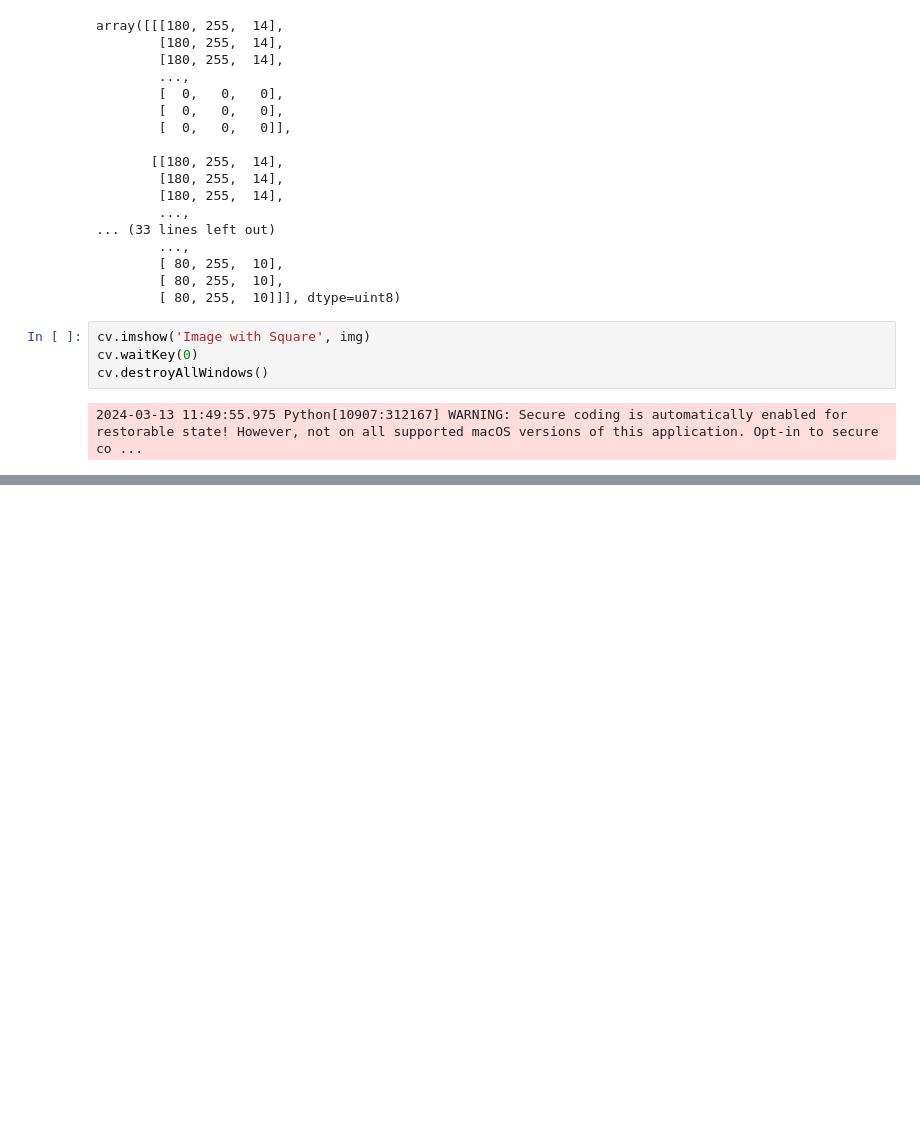
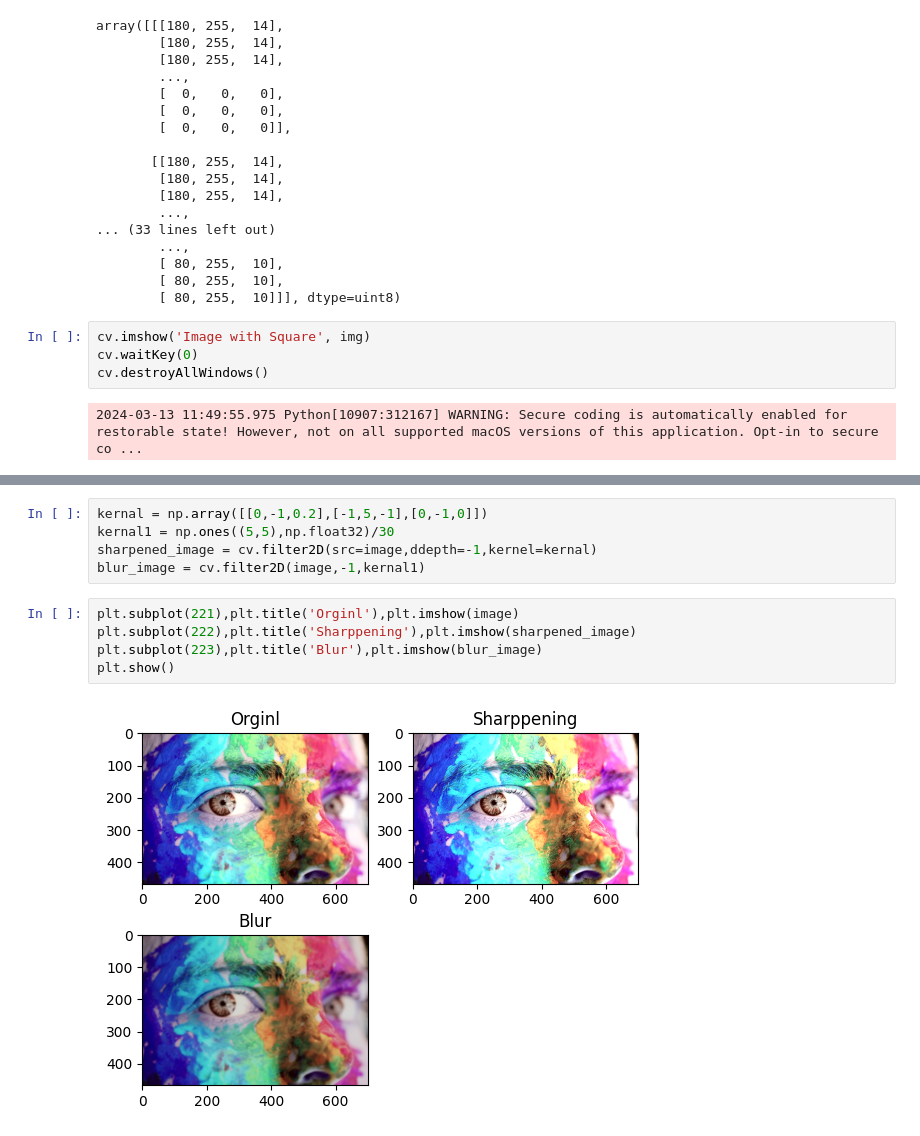
Before and after one commit to aaronjoju07/Advance_Python, a Jupyter notebook: ImageProcessing/pillow/openCV/index.ipynb, the cells around one changed output, grey strips where cells are left out. Saved outputs shown, nothing was run; the diff lists cells and outputs as text; blank space fills up the shorter version.

```diff
--- a/ImageProcessing/pillow/openCV/index.ipynb
+++ b/ImageProcessing/pillow/openCV/index.ipynb
@@ -163,0 +186,12 @@ cv.destroyAllWindows()
+# %%
+kernal = np.array([[0,-1,0.2],[-1,5,-1],[0,-1,0]])
+kernal1 = np.ones((5,5),np.float32)/30
+sharpened_image = cv.filter2D(src=image,ddepth=-1,kernel=kernal)
+blur_image = cv.filter2D(image,-1,kernal1)
+# %%
+plt.subplot(221),plt.title('Orginl'),plt.imshow(image)
+plt.subplot(222),plt.title('Sharppening'),plt.imshow(sharpened_image)
+plt.subplot(223),plt.title('Blur'),plt.imshow(blur_image)
+plt.show()
+# %% [output]
+[figure, added]
```
Also changed, not shown: parts of 15 cells of this notebook, 1 other file.
